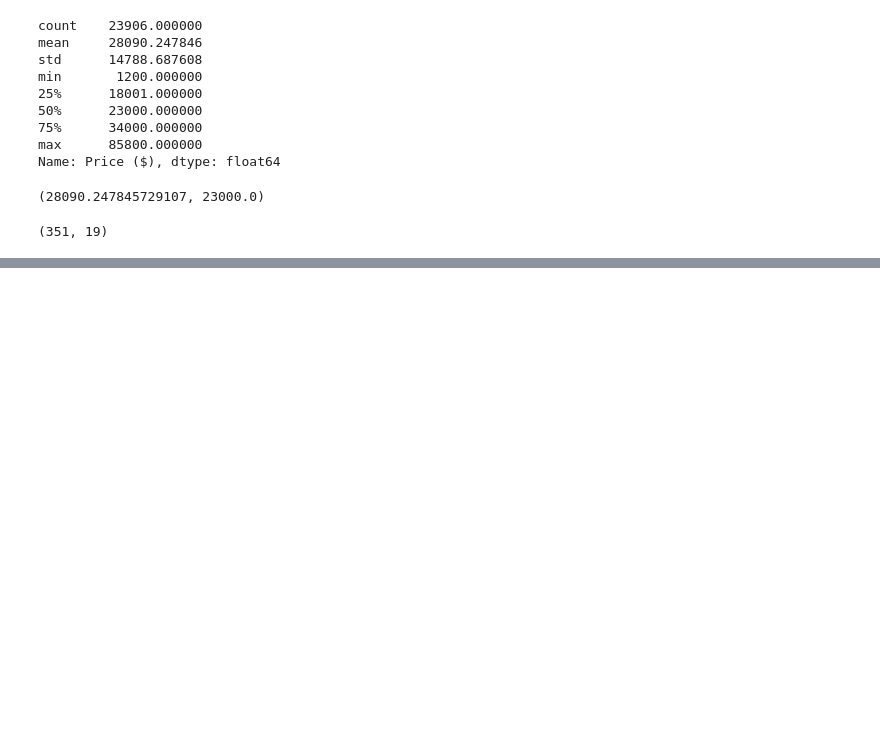
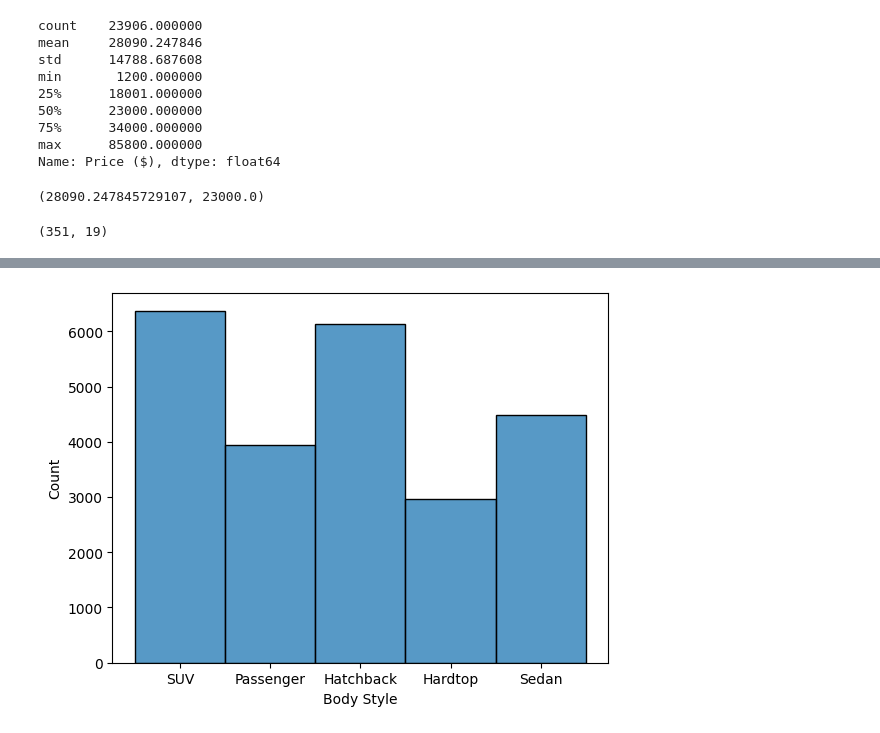
Before and after one commit to VladanT3/Exploratory_Data_Analysis, a Jupyter notebook: Car Sales/car-sales.ipynb, the cells around one changed output, grey strips where cells are left out. Drawn from its saved outputs; the diff is of its cells as text; code cells hidden in the pictures; blank space fills up the shorter version.

```diff
--- a/Car Sales/car-sales.ipynb
+++ b/Car Sales/car-sales.ipynb
@@ -196,0 +228,6 @@ MAD = (abs(df['Price ($)'] - median)).median()
+# %%
+sb.histplot(df['Body Style'])
+
+plt.show()
+# %% [output]
+[figure, added]
```
Also changed, not shown: parts of 11 cells of this notebook.
